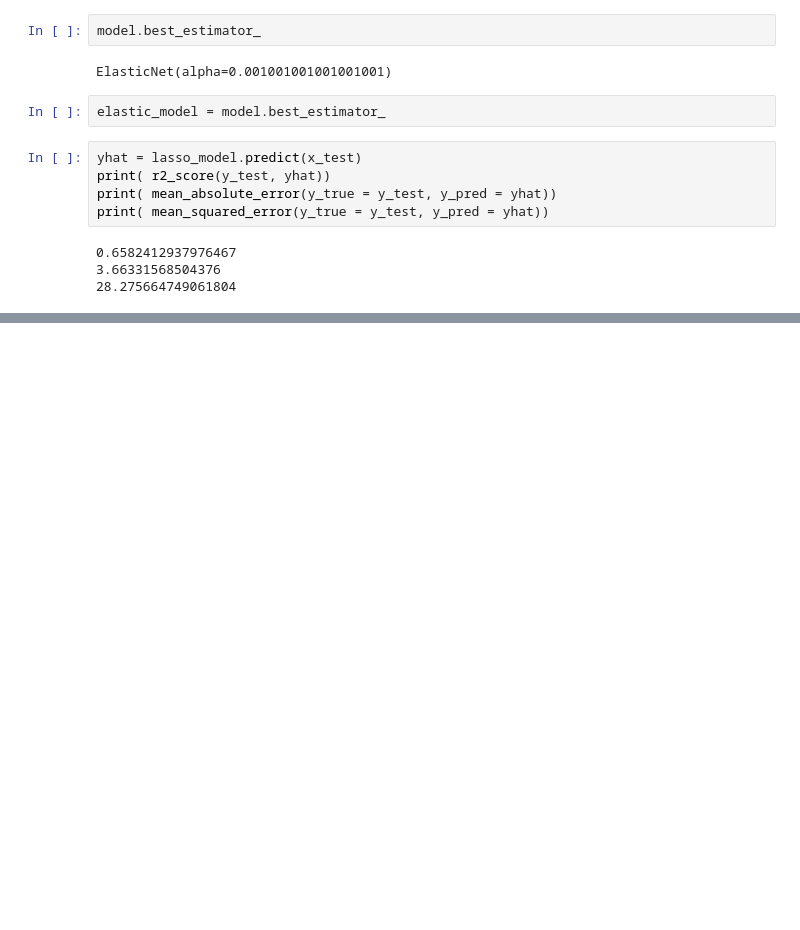
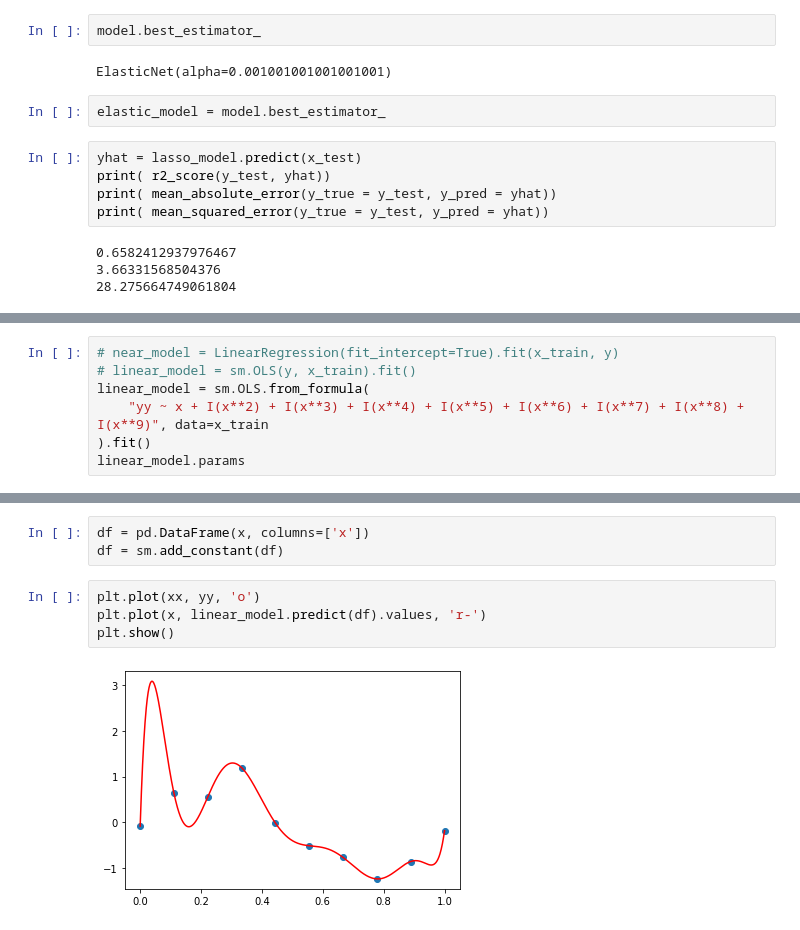
Before and after one commit to sapience2357/lectures, a Jupyter notebook: lectures on AI/machineLearning/과적합(Overfit).ipynb, the cells around one changed output, grey strips where cells are left out. Cells and saved outputs as stored; diff of their text form; blank space fills up the shorter version.

```diff
--- a/lectures on AI/machineLearning/과적합(Overfit).ipynb
+++ b/lectures on AI/machineLearning/과적합(Overfit).ipynb
@@ -451,0 +506,7 @@ print( mean_squared_error(y_true = y_test, y_pred = yhat))
+# %%
+# near_model = LinearRegression(fit_intercept=True).fit(x_train, y)
+# linear_model = sm.OLS(y, x_train).fit()
+linear_model = sm.OLS.from_formula(
+    "yy ~ x + I(x**2) + I(x**3) + I(x**4) + I(x**5) + I(x**6) + I(x**7) + I(x**8) + I(x**9)", data=x_train
+).fit()
+linear_model.params
@@ -451,0 +525,9 @@ print( mean_squared_error(y_true = y_test, y_pred = yhat))
+# %%
+df = pd.DataFrame(x, columns=['x'])
+df = sm.add_constant(df)
+# %%
+plt.plot(xx, yy, 'o')
+plt.plot(x, linear_model.predict(df).values, 'r-')
+plt.show()
+# %% [output]
+[figure, added]
```
Also changed, not shown: parts of 9 cells of this notebook.
